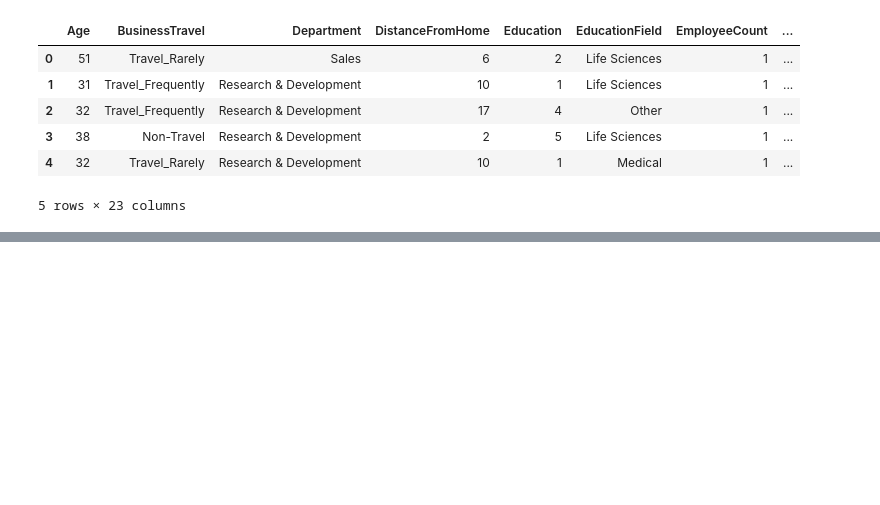
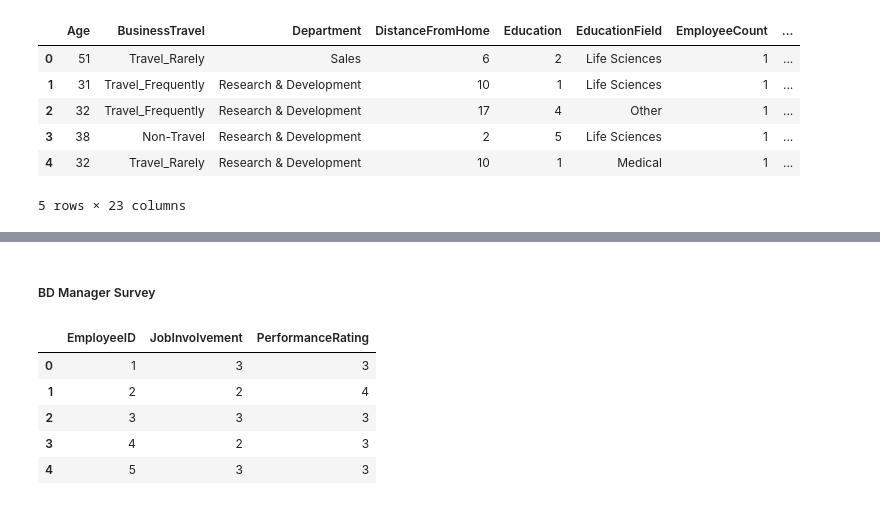
Before and after one commit to danielalopezanaya/Caso-estudio-Human-Resources, a Jupyter notebook: HR.ipynb, the cells around one changed output, grey strips where cells are left out. Cells and saved outputs as stored; diff of their text form; code cells hidden in the pictures; blank space fills up the shorter version.

```diff
--- a/HR.ipynb
+++ b/HR.ipynb
@@ -202,0 +232,11 @@ df_general=df_general.astype({'Education': object, 'JobLevel': object, 'StockOpt
+# %% [markdown]
+##### BD Manager Survey
+# %%
+df_manager.head()
+# %% [output]
+|  | EmployeeID | JobInvolvement | PerformanceRating |
+| 0 | 1 | 3 | 3 |
+| 1 | 2 | 2 | 4 |
+| 2 | 3 | 3 | 3 |
+| 3 | 4 | 2 | 3 |
+| 4 | 5 | 3 | 3 |
```
Also changed, not shown: parts of 41 cells of this notebook.
